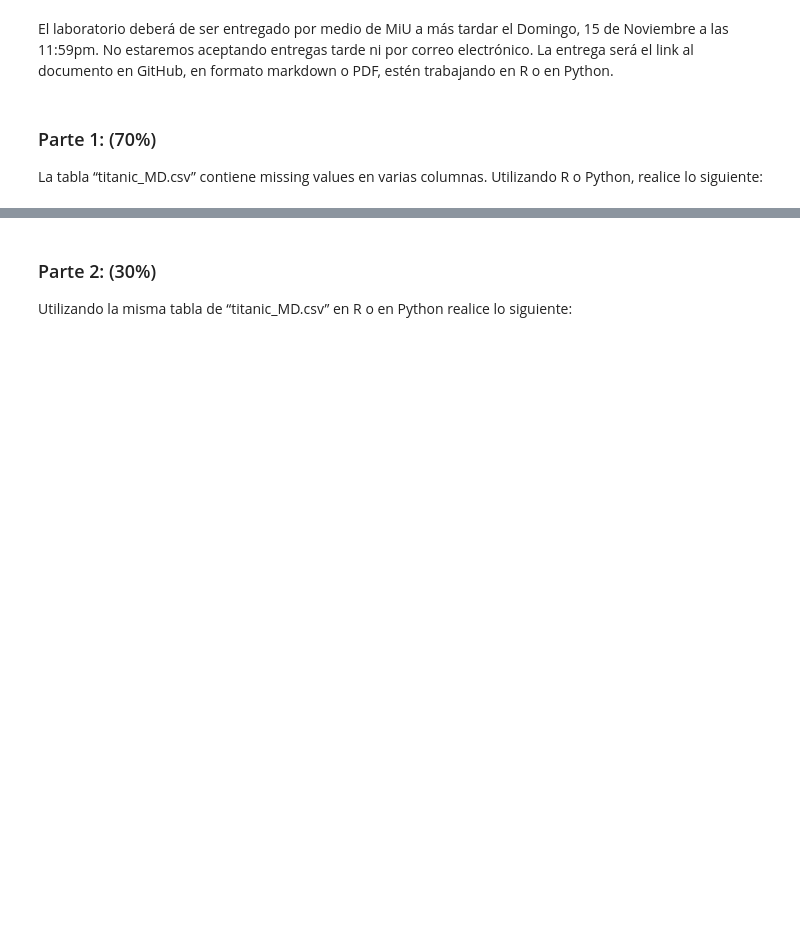
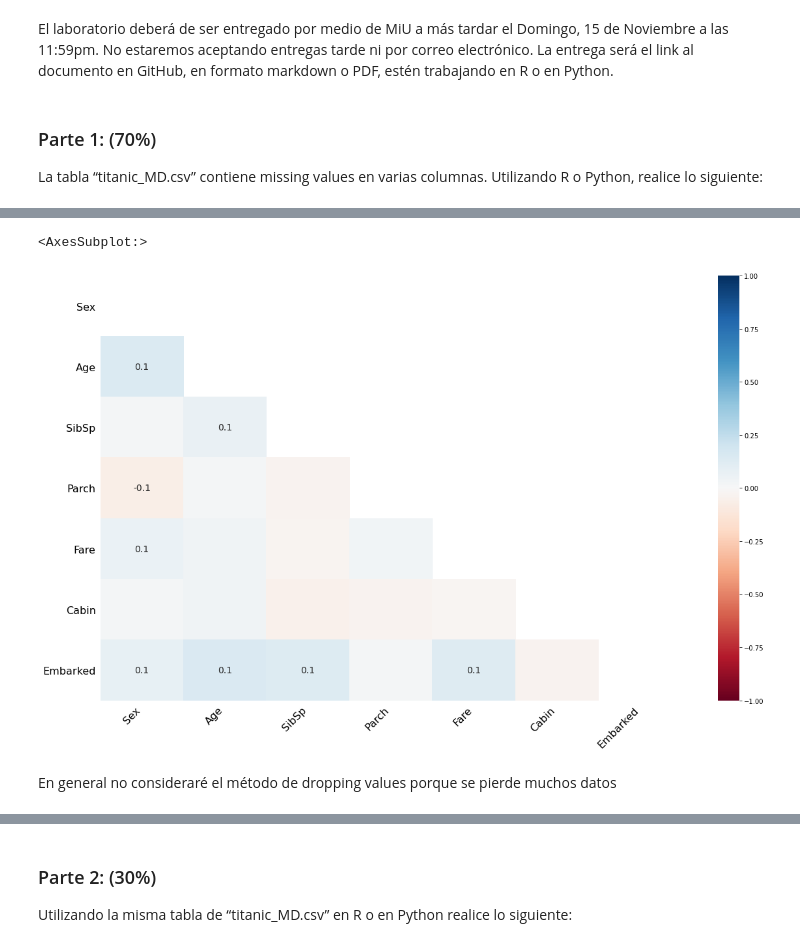
Before and after one commit to LinddM/DataWr, a Jupyter notebook: Lab8/Lab8.ipynb, the cells around one changed output, grey strips where cells are left out. Drawn from its saved outputs; the diff is of its cells as text; code cells hidden in the pictures; blank space fills up the shorter version.

```diff
--- a/Lab8/Lab8.ipynb
+++ b/Lab8/Lab8.ipynb
@@ -38,0 +368,7 @@ columna) se acerca más a la realidad y por qué? (20%)
+# %%
+msno.heatmap(titanicData)
+# %% [output]
+<AxesSubplot:>
+[figure, added]
+# %% [markdown]
+En general no consideraré el método de dropping values porque se pierde muchos datos
```
Also changed, not shown: parts of 197 cells of this notebook, 3 other files.
